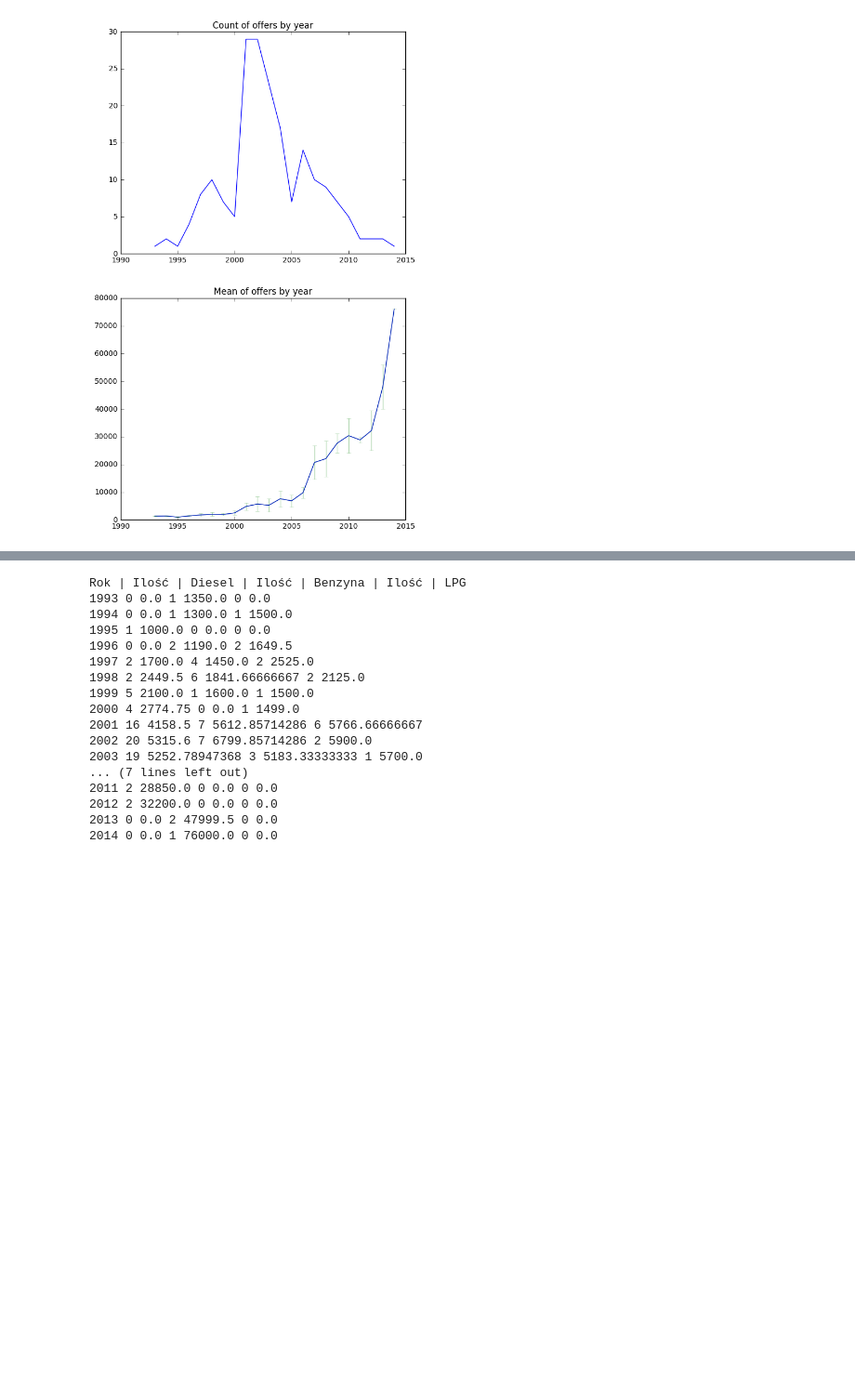
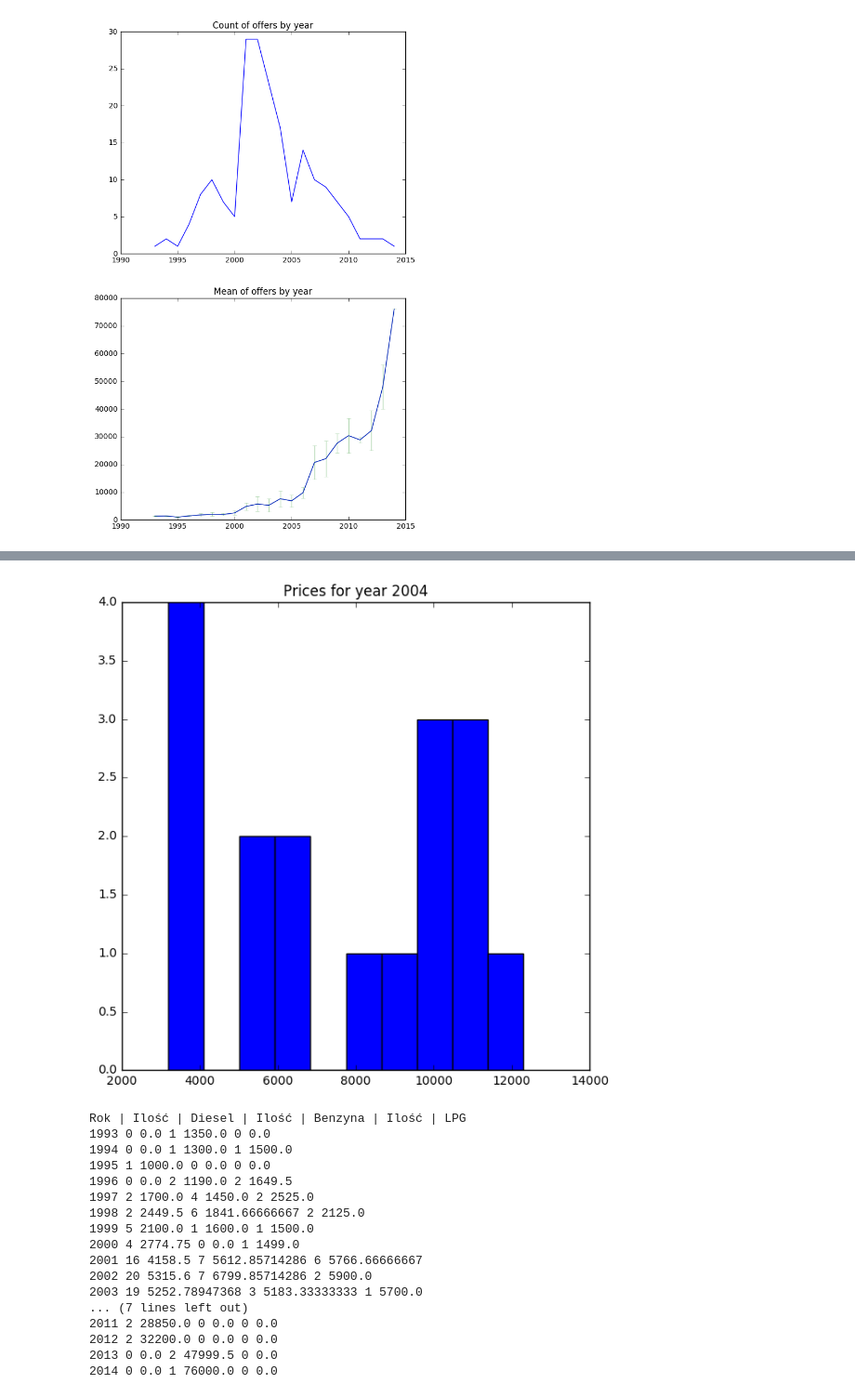
Before and after one commit to mzapotoczny/moto_stats, a Jupyter notebook: Analysis.ipynb, the cells around one changed output, grey strips where cells are left out. Shown: that part at 93% size. Saved outputs shown, nothing was run; the diff lists cells and outputs as text; code cells hidden in the pictures; blank space fills up the shorter version.

```diff
--- a/Analysis.ipynb
+++ b/Analysis.ipynb
@@ -127 +134,6 @@ Rok | Ilość | All
+# %%
+title('Prices for year 2004')
+_ = hist(price_by_year['2004'][0])
+# %% [output]
+[figure, added]
 # %%
```
Also changed, not shown: parts of 5 cells of this notebook.
